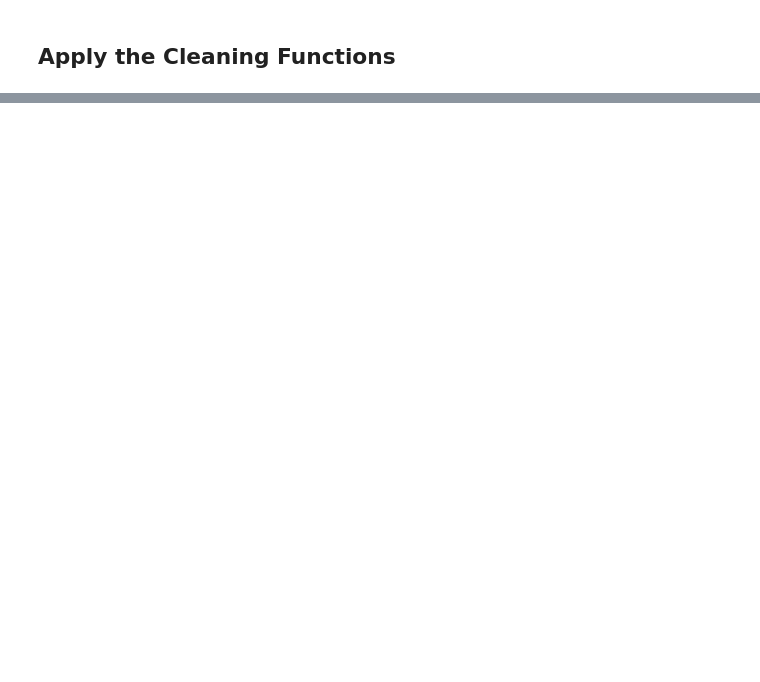
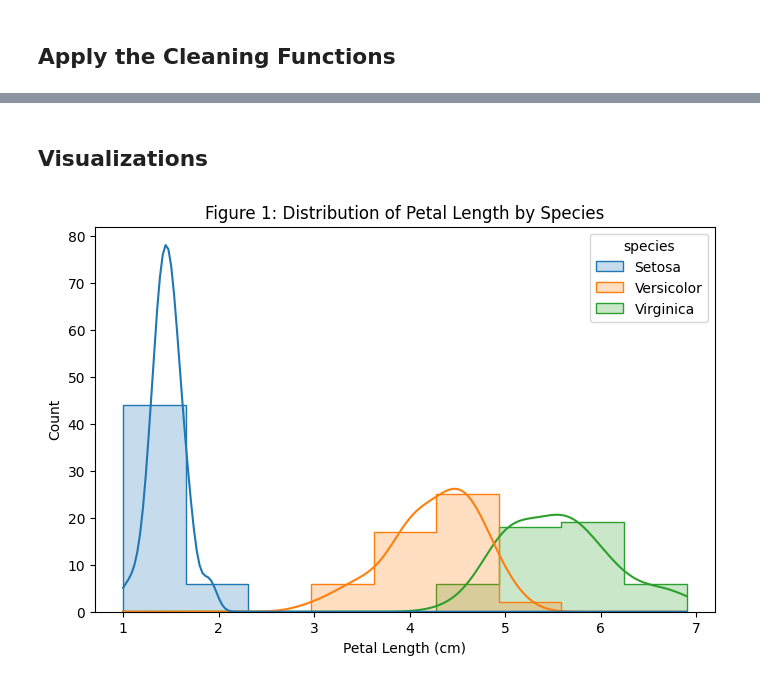
Before and after one commit to Sceptr3sec/Artificial-Intelligence-Studies, a Jupyter notebook: Capstone/StatAnalysis/data_workflow.ipynb, the cells around one changed output, grey strips where cells are left out. Cells and saved outputs as stored; diff of their text form; code cells hidden in the pictures; blank space fills up the shorter version.

```diff
--- a/Capstone/StatAnalysis/data_workflow.ipynb
+++ b/Capstone/StatAnalysis/data_workflow.ipynb
@@ -97,0 +230,12 @@ df_clean.head()
+# %% [markdown]
+## Visualizations
+# %%
+# Figure 1: Distribution of petal length by species
+plt.figure(figsize=(8, 5))
+sns.histplot(data=df_clean, x="petal_length", hue="species", kde=True, element="step")
+plt.title("Figure 1: Distribution of Petal Length by Species")
+plt.xlabel("Petal Length (cm)")
+plt.ylabel("Count")
+plt.show()
+# %% [output]
+[figure, added]
```
Also changed, not shown: parts of 19 cells of this notebook.
